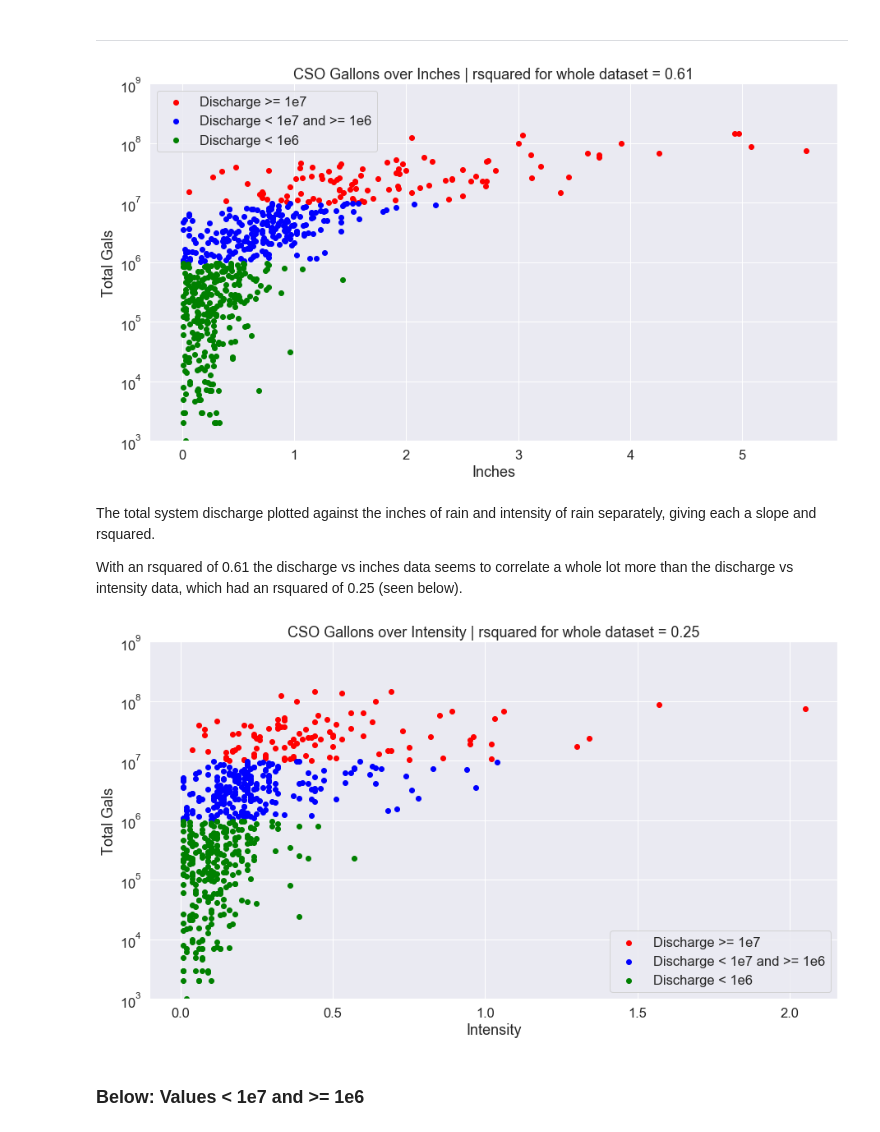
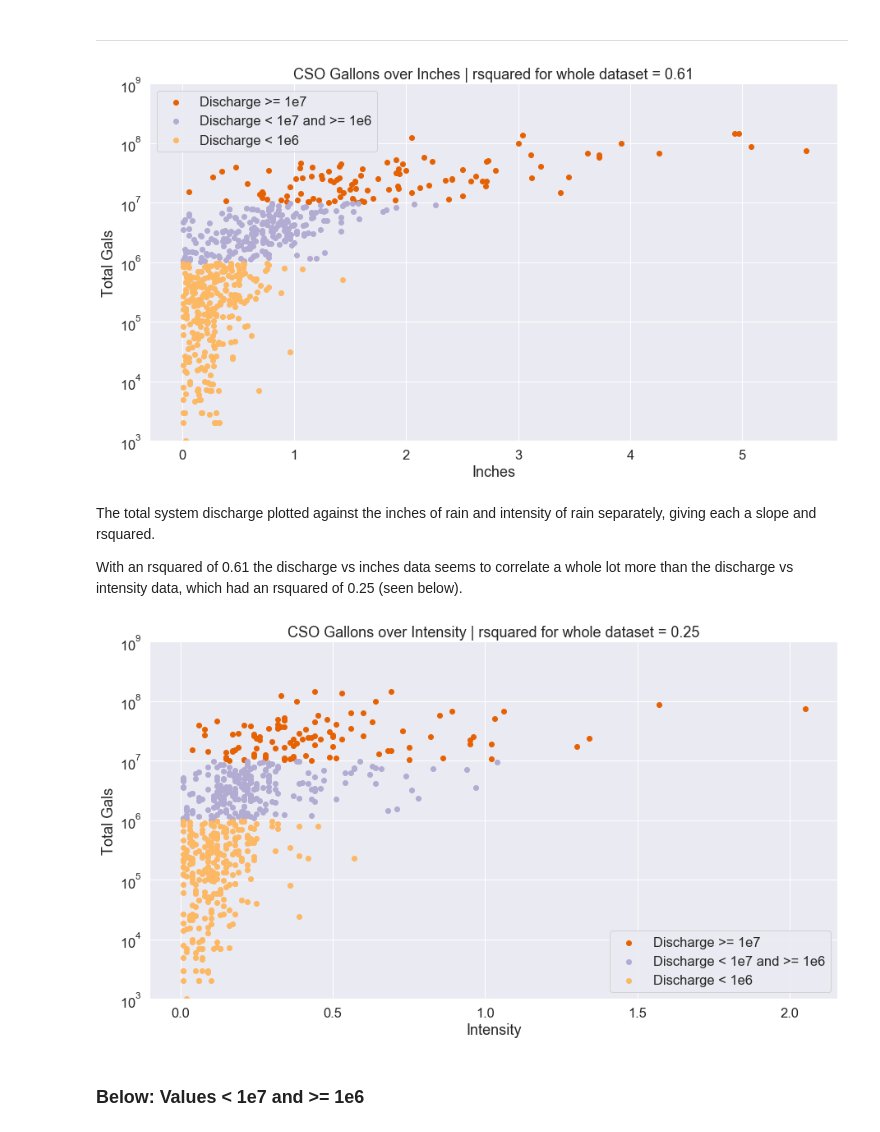
Before and after one commit to Jheath12/Water-Resources-Data-Analyses-publicdata, a Jupyter notebook: CSO_Estimation_draft.ipynb, the cells around one changed output. Drawn from its saved outputs; the diff is of its cells as text; code cells hidden in the pictures.

Commit message:
color blind safe graphs hopefully

```diff
--- a/CSO_Estimation_draft.ipynb
+++ b/CSO_Estimation_draft.ipynb
@@ -30,7 +33,7 @@ For this the flow was divided into 3 segments: discharge values >= 1e7 gallons,
 # %% [markdown]
 # Examining Total CSO Flow
 # %%
-work_book = r'C:\Users\Kerling\Documents\JupyterNotebooks\CSO_10_Years.xlsx'
+work_book = r'C:\Users\jheath\Desktop\CSO Analysis\CSO_10_Years.xlsx'
 
 df = pd.read_excel(open(work_book,'rb'), sheet_name=0)  # create a dataframe containing all flow
 
@@ -234,21 +238,23 @@ _____
 # %%
 rs = round(np.corrcoef(discharge_df[inches], discharge_df[discharge])[0,1]**2,2)  # computing the rsquared
 
 fig,ax = plt.subplots()
 ax.set(xlabel = 'Inches', ylabel= 'Total Gals',
            title= 'CSO Gallons over Inches | rsquared for whole dataset = {}'.format(rs))
 ax.grid(True)
 
-plt.scatter(discharge_df_more_1e7[inches],discharge_df_more_1e7[discharge], c ='red', label = 'Discharge >= 1e7')
-plt.scatter(discharge_df_1e6[inches],discharge_df_1e6[discharge], c ='blue', label = 'Discharge < 1e7 and >= 1e6')
-plt.scatter(discharge_df_less_1e6[inches],discharge_df_less_1e6[discharge], c ='green', label = 'Discharge < 1e6')
+# plotting values
+plt.scatter(discharge_df_more_1e7[inches],discharge_df_more_1e7[discharge], c ='#e66101', label = 'Discharge >= 1e7')
+plt.scatter(discharge_df_1e6[inches],discharge_df_1e6[discharge], c ='#b2abd2', label = 'Discharge < 1e7 and >= 1e6')
+plt.scatter(discharge_df_less_1e6[inches],discharge_df_less_1e6[discharge], c ='#fdb863', label = 'Discharge < 1e6')
 
+# setting y axis to log
 plt.ylim(1e3,1e9)
 plt.yscale('log')
 ax.legend()
 plt.show()
 # %% [output]
-[figure, old version]
+[figure, new version]
 # %% [markdown]
 The total system discharge plotted against the inches of rain and intensity of rain separately, giving each a slope and rsquared.
 
@@ -261,16 +267,18 @@ ax.set(xlabel = 'Intensity', ylabel= 'Total Gals',
            title= 'CSO Gallons over Intensity | rsquared for whole dataset = {}'.format(rs))
 ax.grid(True)
 
-plt.scatter(discharge_df_more_1e7[intensity],discharge_df_more_1e7[discharge], c ='red', label = 'Discharge >= 1e7')
-plt.scatter(discharge_df_1e6[intensity],discharge_df_1e6[discharge], c ='blue', label = 'Discharge < 1e7 and >= 1e6')
-plt.scatter(discharge_df_less_1e6[intensity],discharge_df_less_1e6[discharge], c ='green', label = 'Discharge < 1e6')
+# plotting values
+plt.scatter(discharge_df_more_1e7[intensity],discharge_df_more_1e7[discharge], c ='#e66101', label = 'Discharge >= 1e7')
+plt.scatter(discharge_df_1e6[intensity],discharge_df_1e6[discharge], c ='#b2abd2', label = 'Discharge < 1e7 and >= 1e6')
+plt.scatter(discharge_df_less_1e6[intensity],discharge_df_less_1e6[discharge], c ='#fdb863', label = 'Discharge < 1e6')
 
+# setting y axis to log
 plt.ylim(1e3,1e9)
 plt.yscale('log')
 ax.legend()
 plt.show()
 # %% [output]
-[figure, old version]
+[figure, new version]
 # %% [markdown]
 ### Below: Values < 1e7 and >= 1e6
 # %%
```
Also changed, not shown: parts of 21 cells of this notebook.
